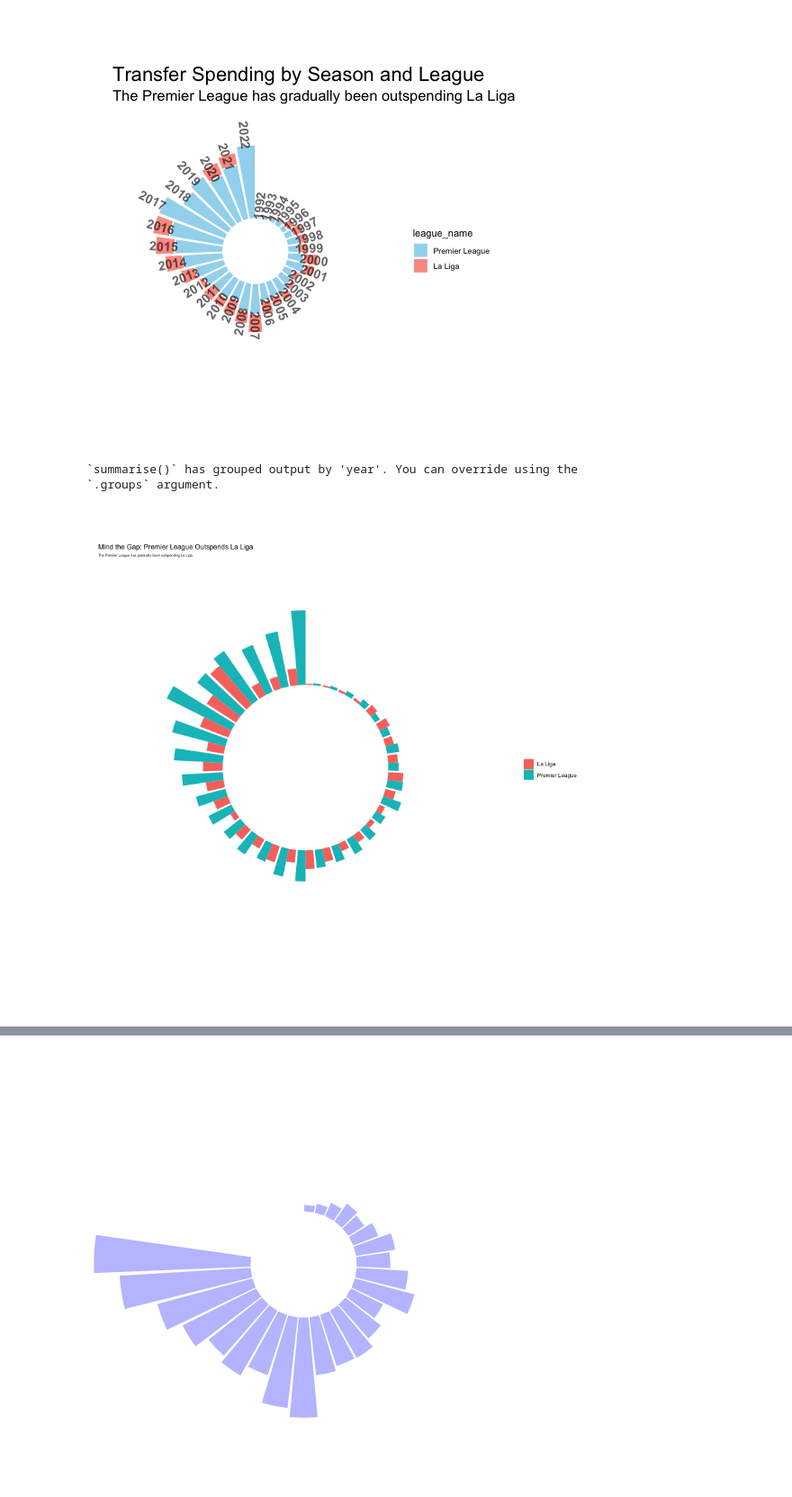
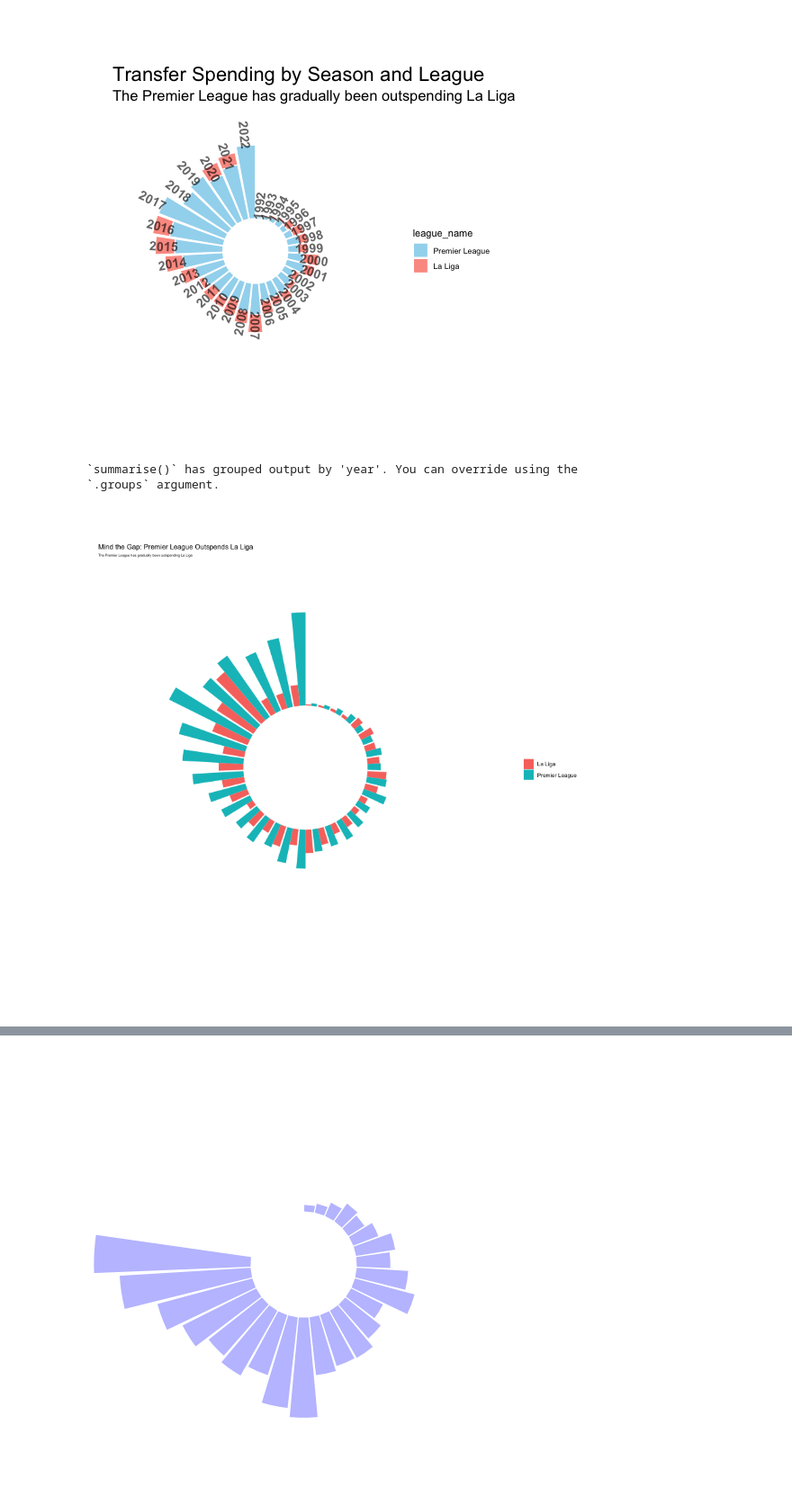
Before and after one commit to AhanPenkar/transfer-analysis, a Jupyter notebook: plot.ipynb, the cells around one changed output, grey strips where cells are left out. Shown at 90% size. Cells and saved outputs as stored; diff of their text form; code cells hidden in the pictures.

```diff
--- a/plot.ipynb
+++ b/plot.ipynb
@@ -94,9 +94,13 @@ dbl (3): ...1, year, fee_cleaned
 
 ℹ Use `spec()` to retrieve the full column specification for this data.
 ℹ Specify the column types or set `show_col_types = FALSE` to quiet this message.
+# %%
+#round fee_cleaned to 2 decimal places
+df$fee_cleaned <- round(df$fee_cleaned, 2)
 # %%
 %%R -w 1000 -h 1000
 
+df$fee_cleaned <- round(df$fee_cleaned, 2)
 
 df_analyse <- df %>%
   filter(league_name == "Premier League")
@@ -213,5 +218,7 @@ df = df[df['year'] > 1999]
 # %%
 %%R -w 800 -h 800
+
+
 
 df_analyse <- df %>%
   filter(league_name %in% c("Premier League", "Primera Division")) %>%
@@ -238,33 +245,33 @@ label_data$hjust<-ifelse(angle < -90, 1, 0)
 
 # flip angle BY to make them readable
 label_data$angle<-ifelse(angle < -90, angle+180, angle)
 
 ggplot(df_sum, aes(x=year, y=total_spent, fill=league_name)) +
   # This add the bars with a blue color
   geom_bar(stat="identity", position = "dodge") +
 
   # Limits of the plot = very important. The negative value controls the size of the inner circle, the positive one is useful to add size over each bar
-  ylim(-2500,2500) +
+  ylim(-1500,2500) +
 
   # Custom the theme: no axis title and no cartesian grid
   theme_minimal() +
   theme(
     axis.text = element_blank(),
     axis.title = element_blank(),
     panel.grid = element_blank(),
-    plot.margin = unit(rep(-1,4), "cm")      # Adjust the margin to make in sort labels are not truncated!
+    plot.margin = unit(c(0.5, 0.5, 0.5, 0.5), "cm")
   ) +
 
   # This makes the coordinate polar instead of cartesian.
   coord_polar(start = 0) +
 
   # Add the labels, using the label_data dataframe that we have created before
   #geom_text(data=label_data, aes(x=year, y=(fee_cleaned-100)*ifelse(fee_cleaned>0,1,-1), label=fee_cleaned, hjust=hjust), color="black", fontface="bold",alpha=0.6, size=4.5, angle= label_data$angle, inherit.aes = FALSE ) +
 
   # Adjust the size of the title and subtitle
   labs(title = "Mind the Gap: Premier League Outspends La Liga", subtitle = "The Premier League has gradually been outspending La Liga", x = NULL, y = NULL, fill = NULL) +
   theme(plot.title = element_text(size = rel(1)), plot.subtitle = element_text(size = rel(0.5)), plot.margin = unit(c(2, 0.5, 2, 0.5), "cm"))
 # %% [output]
 `summarise()` has grouped output by 'year'. You can override using the
 `.groups` argument.
-[figure, old version]
+[figure, new version]
```
Also changed, not shown: parts of 8 cells of this notebook, 2 other files.
